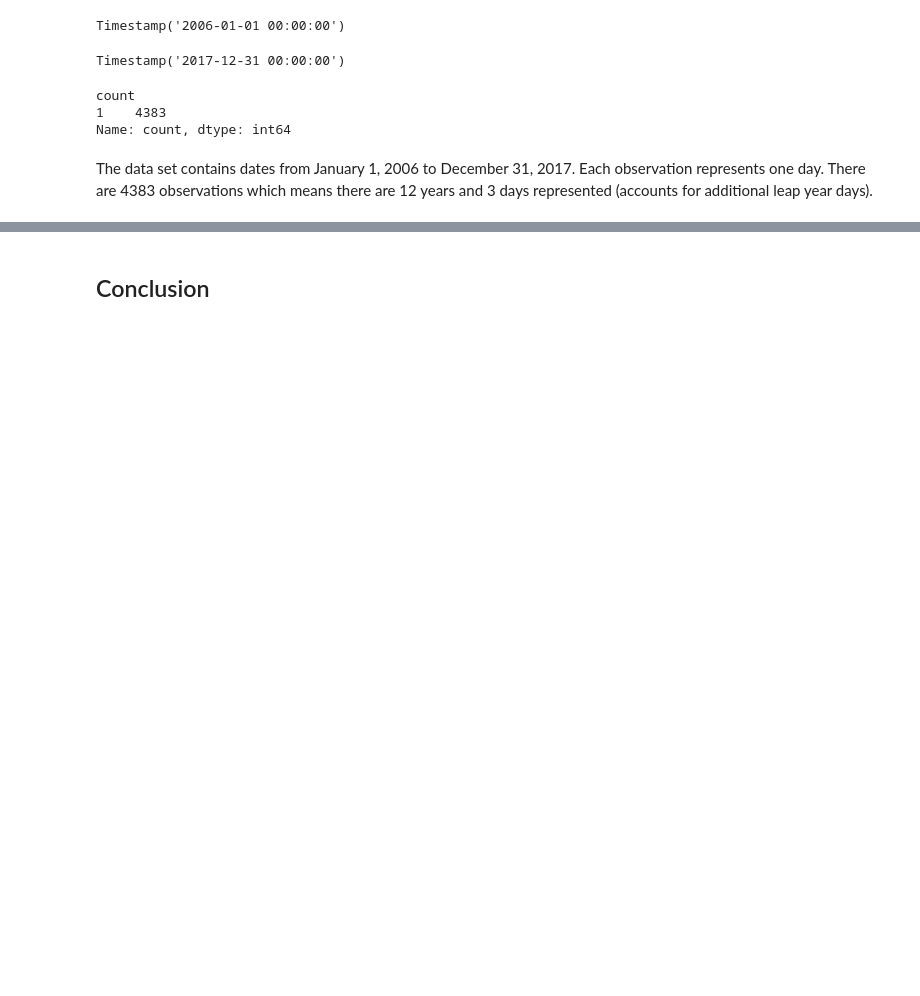
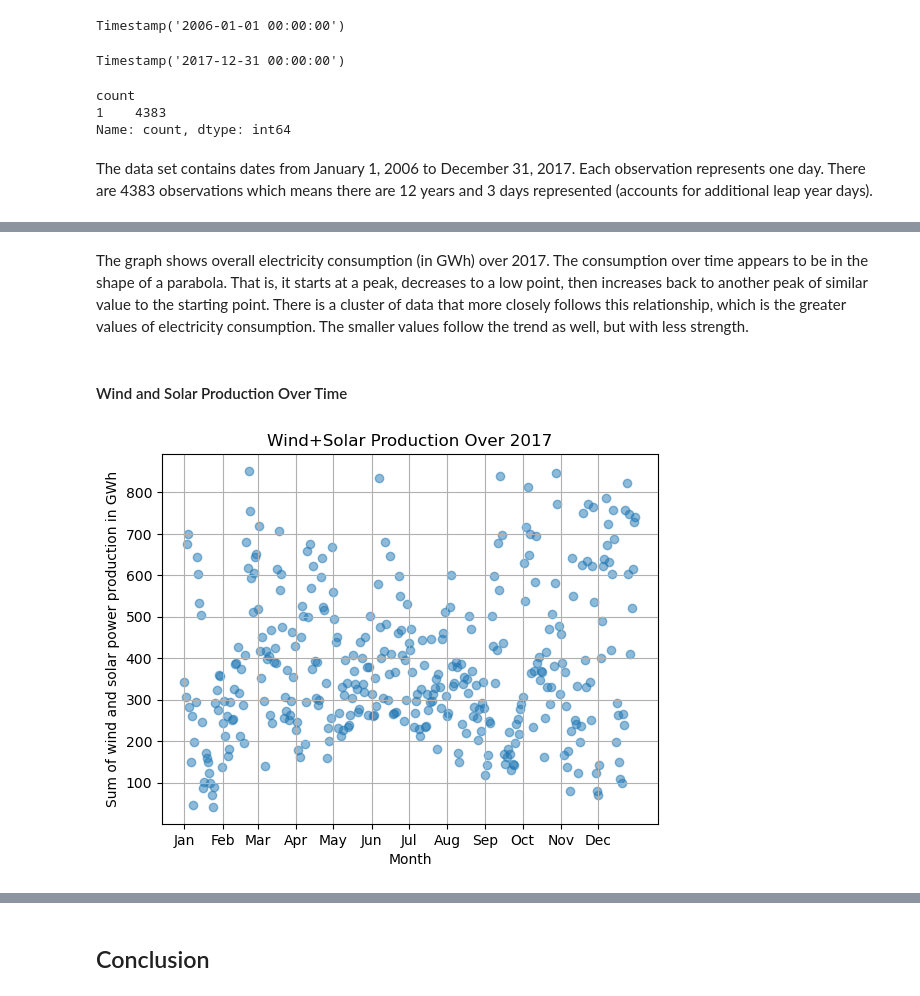
Before and after one commit to joseephwong/Data201_Joseph_Wong, a Jupyter notebook: Day9/HW9.ipynb, the cells around one changed output, grey strips where cells are left out. Saved outputs shown, nothing was run; the diff lists cells and outputs as text; code cells hidden in the pictures; blank space fills up the shorter version.

```diff
--- a/Day9/HW9.ipynb
+++ b/Day9/HW9.ipynb
@@ -149,0 +192,20 @@ df
+# %% [markdown]
+The graph shows overall electricity consumption (in GWh) over 2017. The consumption over time appears to be in the shape of a parabola. That is, it starts at a peak, decreases to a low point, then increases back to another peak of similar value to the starting point. There is a cluster of data that more closely follows this relationship, which is the greater values of electricity consumption. The smaller values follow the trend as well, but with less strength.
+# %% [markdown]
+#### Wind and Solar Production Over Time
+# %%
+df2017 = df[df.index.year == 2017]
+x = df2017.index
+y = df2017['Wind+Solar']
+plt.scatter(x,y,alpha=.5)
+plt.grid()
+plt.title("Wind+Solar Production Over 2017")
+plt.xlabel("Month")
+plt.ylabel("Sum of wind and solar power production in GWh")
+# Choose tick positions (1st of each month)
+xticks = df2017.resample('MS').first().index  # 'MS' = month start
+xticklabels = [d.strftime('%b') for d in xticks]  # '%b' = abbreviated month name
+plt.xticks(ticks=xticks, labels=xticklabels)
+plt.show()
+# %% [output]
+[figure, added]
```
Also changed, not shown: parts of 41 cells of this notebook.
